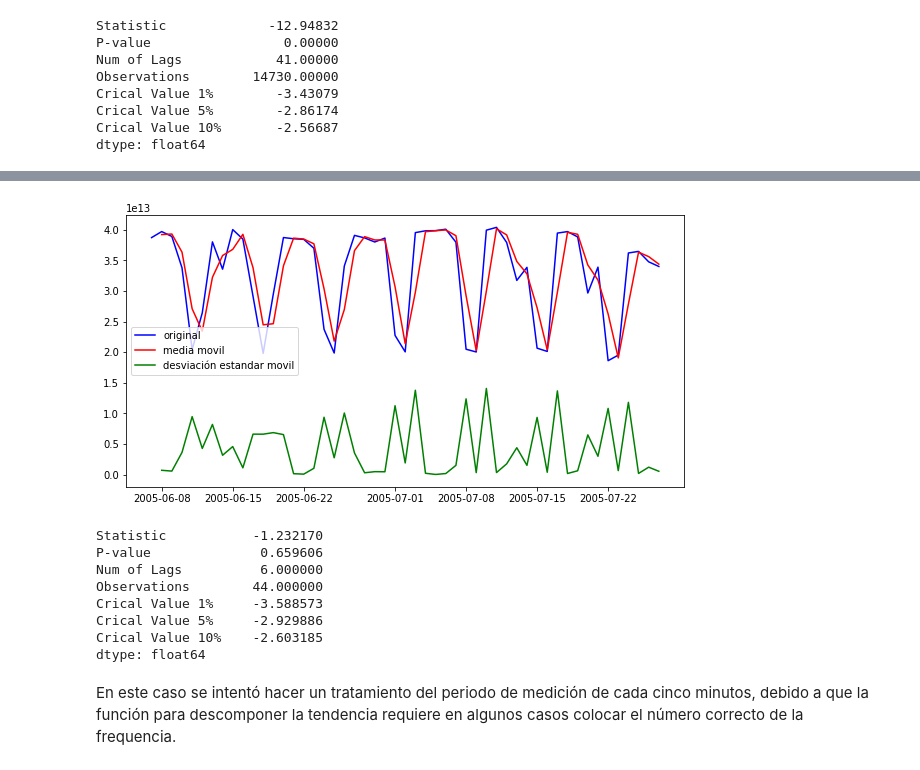
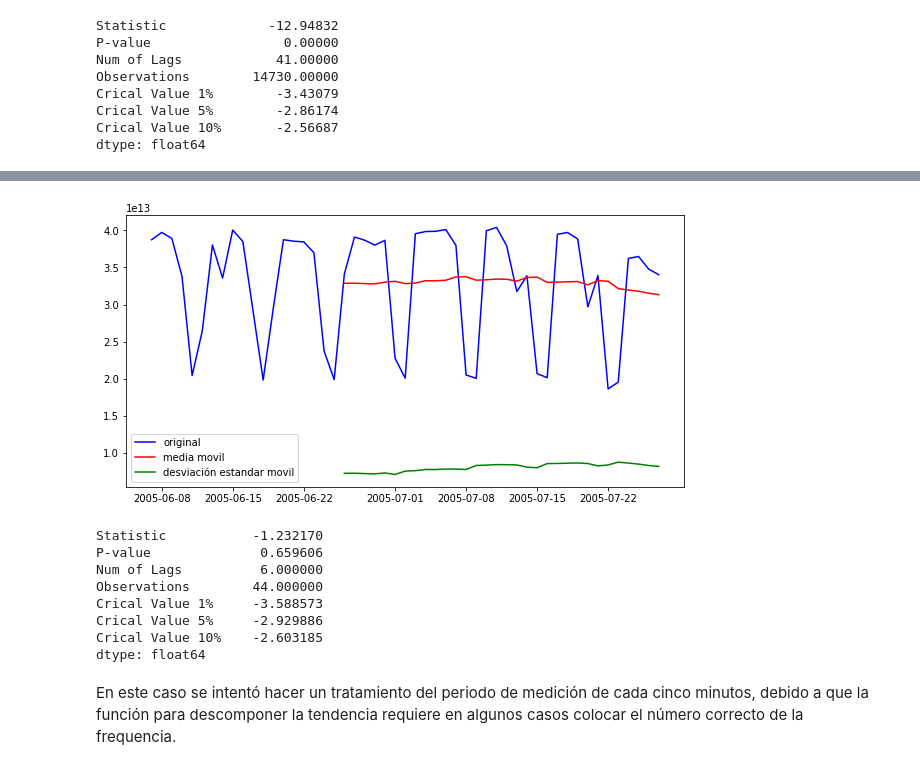
Before and after one commit to lponcec94/PolyWorks, a Jupyter notebook: semana_4/Ejemplo_InternetTraffic_Time_Series.ipynb, the cells around one changed output, grey strips where cells are left out. Saved outputs shown, nothing was run; the diff lists cells and outputs as text; code cells hidden in the pictures.

```diff
--- a/semana_4/Ejemplo_InternetTraffic_Time_Series.ipynb
+++ b/semana_4/Ejemplo_InternetTraffic_Time_Series.ipynb
@@ -332,11 +326,11 @@ Crical Value 5%       -2.863938
 Crical Value 10%      -2.568046
 dtype: float64
 # %%
-viewing_stationarity(df_a1d, window=2)
+viewing_stationarity(df_a1d, window=20)
 adf_test = Stationarity()
 adf_test.ADF(df_a1d['bits'].values).round(6)
 # %% [output]
-[figure, old version]
+[figure, new version]
 Statistic           -1.232170
 P-value              0.659606
 Num of Lags          6.000000
```
Also changed, not shown: parts of 21 cells of this notebook.
